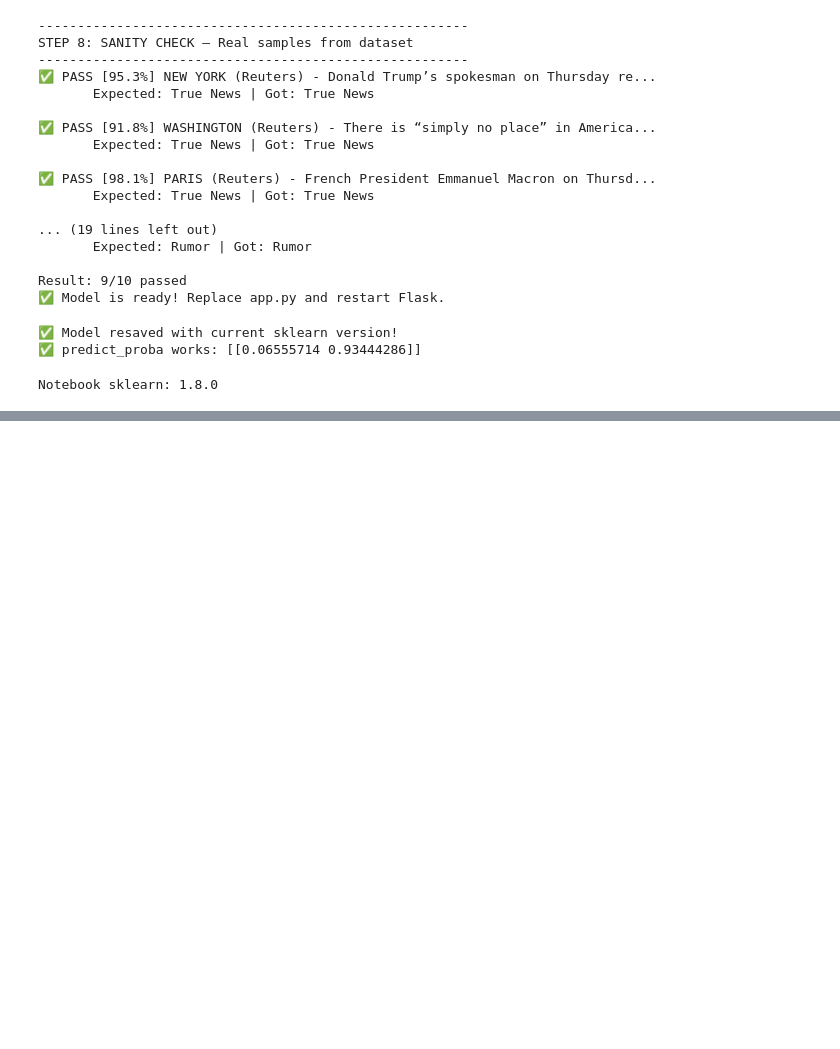
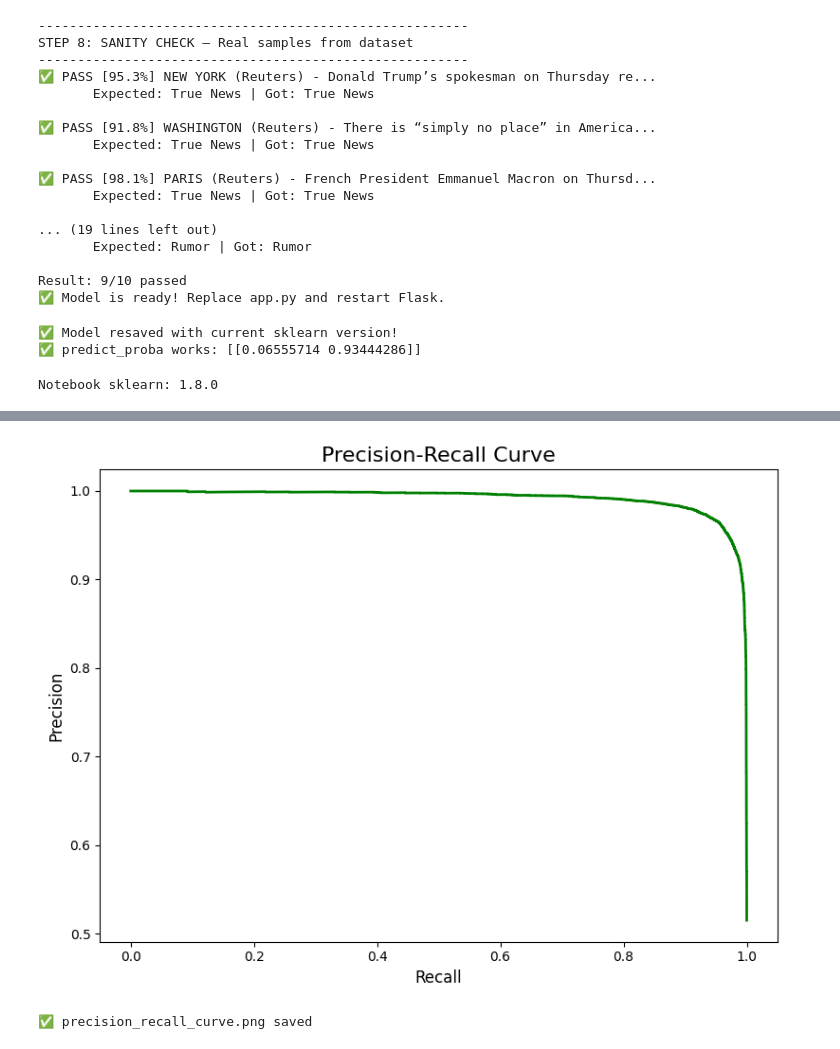
Before and after one commit to rajamanrazz78-web/Rumour-Detection-System, a Jupyter notebook: rumour.ipynb, the cells around one changed output, grey strips where cells are left out. Drawn from its saved outputs; the diff is of its cells as text; code cells hidden in the pictures; blank space fills up the shorter version.

```diff
--- a/rumour.ipynb
+++ b/rumour.ipynb
@@ -217,0 +542,15 @@ Notebook sklearn: 1.8.0
+# %%
+# ── 3️⃣ Precision Recall Curve ────────────────────────────────
+precision, recall, _ = precision_recall_curve(y_test, y_prob)
+plt.figure(figsize=(8,6))
+plt.plot(recall, precision, color='green', lw=2)
+plt.xlabel('Recall', fontsize=12)
+plt.ylabel('Precision', fontsize=12)
+plt.title('Precision-Recall Curve', fontsize=16)
+plt.tight_layout()
+plt.savefig('precision_recall_curve.png', dpi=300)
+plt.show()
+print("✅ precision_recall_curve.png saved")
+# %% [output]
+[figure, added]
+✅ precision_recall_curve.png saved
```
Also changed, not shown: parts of 18 cells of this notebook, 1 other file.
